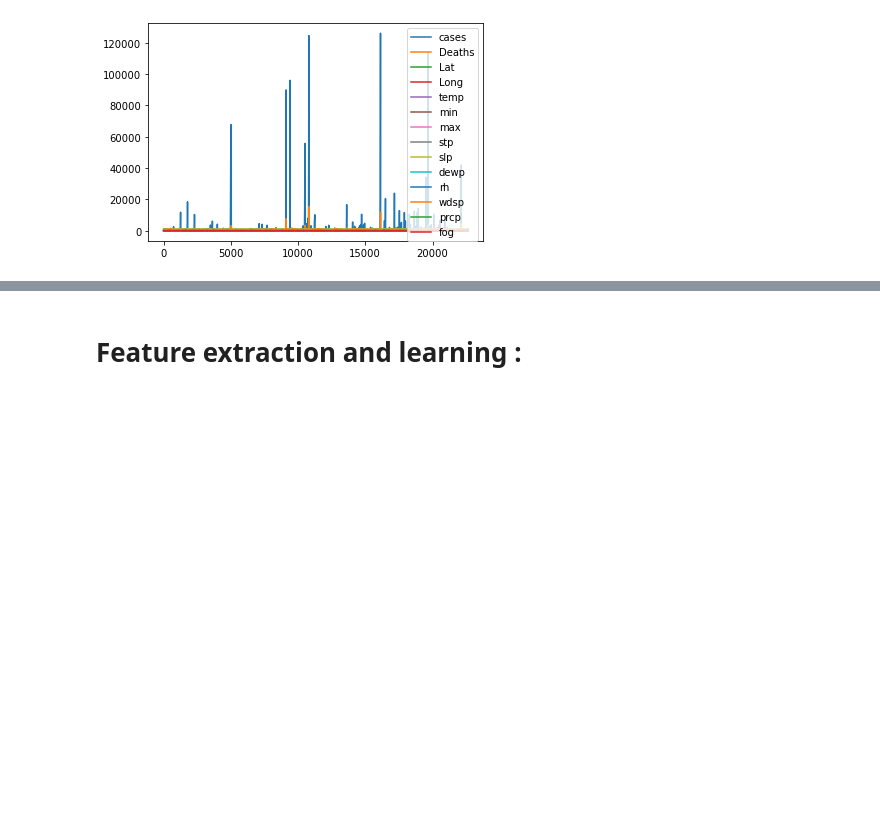
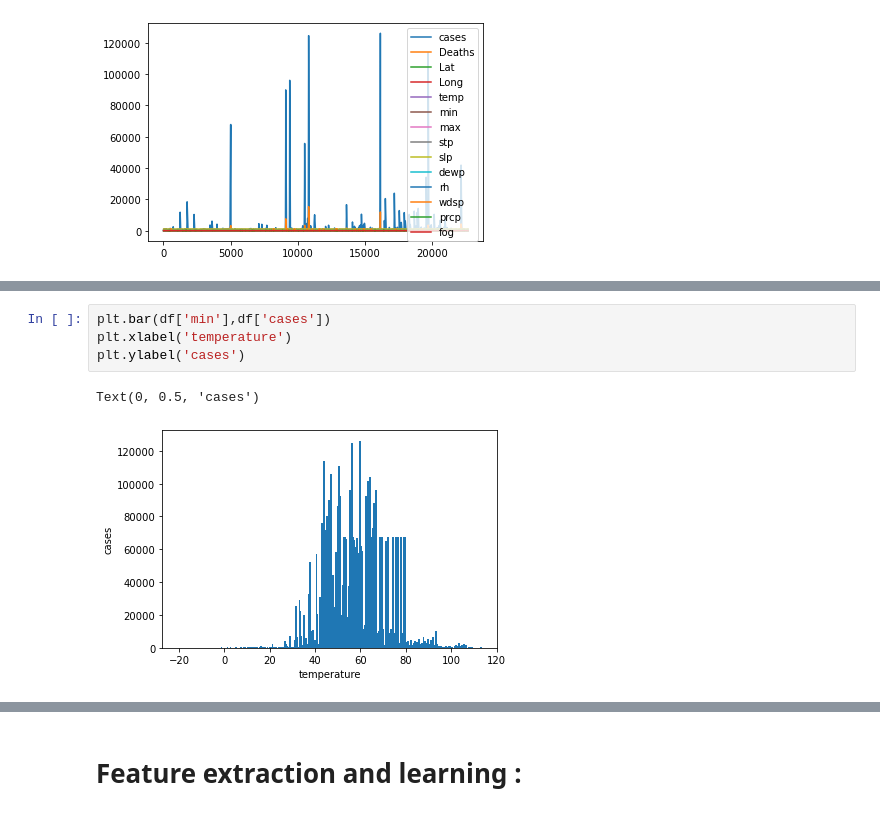
Before and after one commit to mew18/Covid19-Prediction-Analysis-XGBoost, a Jupyter notebook: COVID_19.ipynb, the cells around one changed output, grey strips where cells are left out. Cells and saved outputs as stored; diff of their text form; blank space fills up the shorter version.

```diff
--- a/COVID_19.ipynb
+++ b/COVID_19.ipynb
@@ -125,0 +126,7 @@ df.plot()
+# %%
+plt.bar(df['min'],df['cases'])
+plt.xlabel('temperature')
+plt.ylabel('cases')
+# %% [output]
+Text(0, 0.5, 'cases')
+[figure, added]
```
Also changed, not shown: parts of 24 cells of this notebook.
